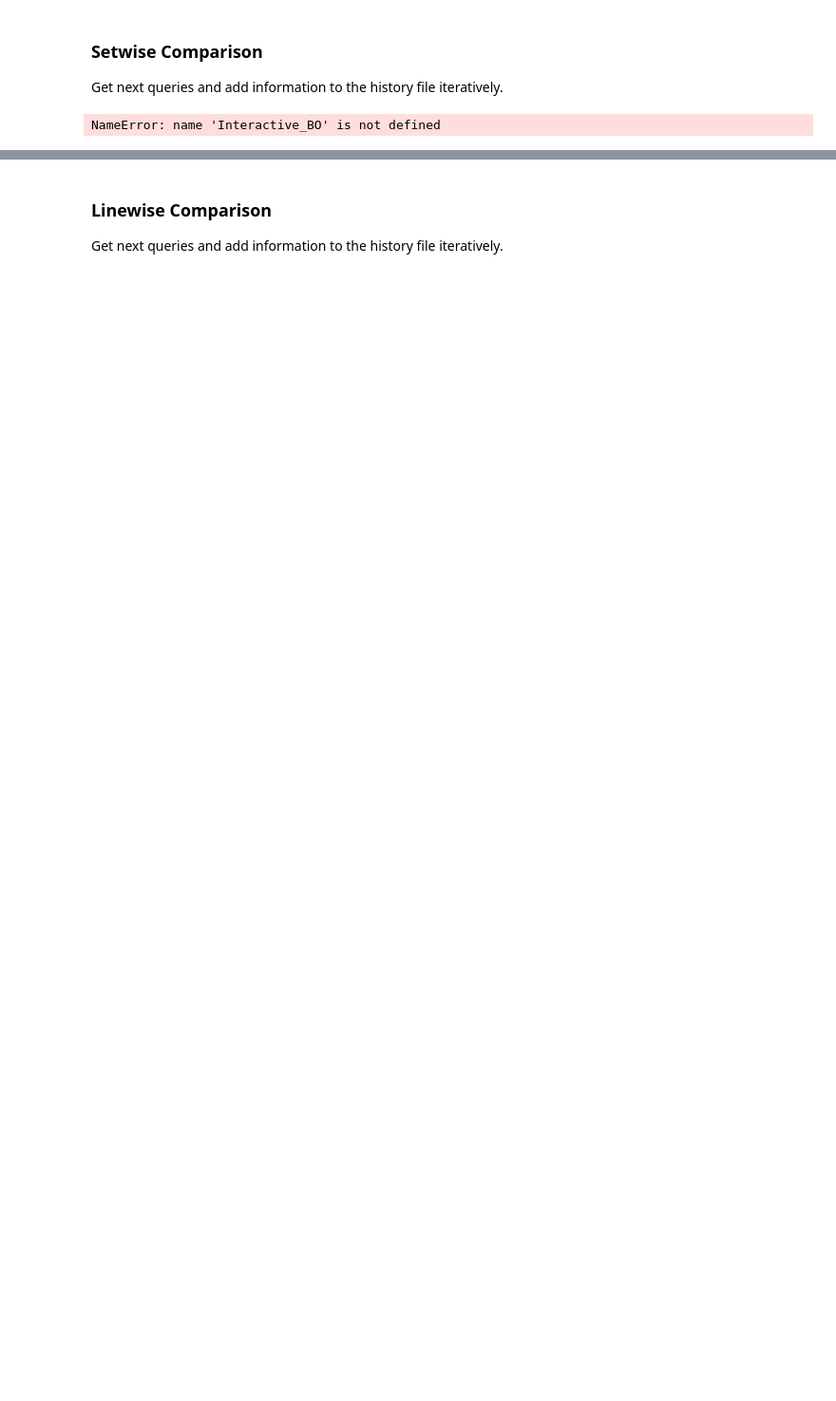
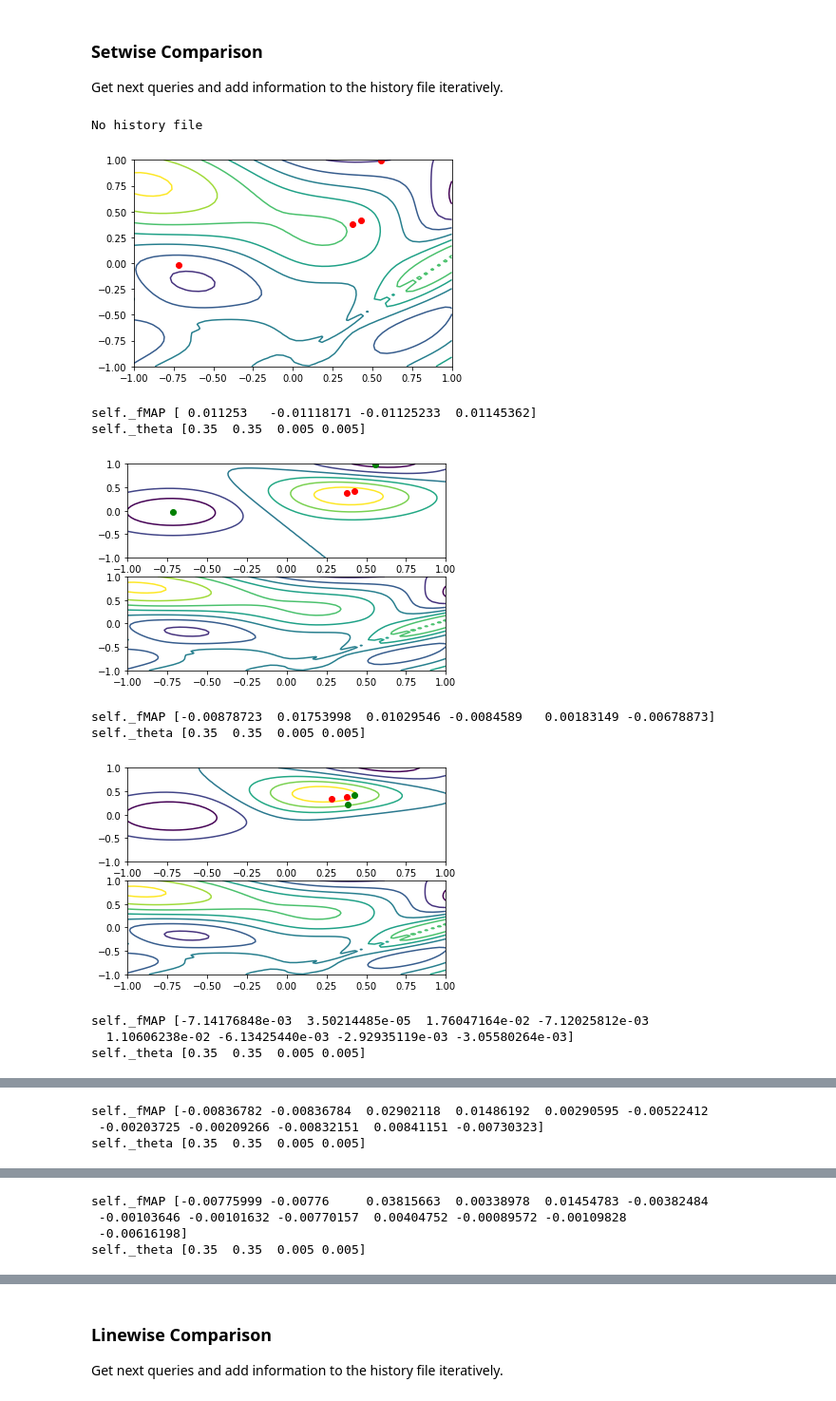
Before and after one commit to takuma-ya/preferentialBO, a Jupyter notebook: main/usage.ipynb, the cells around one changed output, grey strips where cells are left out. Shown at 95% size. Drawn from its saved outputs; the diff is of its cells as text; code cells hidden in the pictures; blank space fills up the shorter version.

```diff
--- a/main/usage.ipynb
+++ b/main/usage.ipynb
@@ -113,9 +97,19 @@ def iterative_trial():
     #return transition of residuals.
     return res_list
 # %%
-if os.path.exists('param.txt'):
-    os.remove('param.txt')
+if os.path.exists('history.txt'):
+    os.remove('history.txt')
 res_list = iterative_trial()
 print("residuals",res_list)
 # %% [output]
-NameError: name 'Interactive_BO' is not defined
+No history file
+[figure, added]
+self._fMAP [ 0.011253   -0.01118171 -0.01125233  0.01145362]
+self._theta [0.35  0.35  0.005 0.005]
+[figure, added]
+self._fMAP [-0.00878723  0.01753998  0.01029546 -0.0084589   0.00183149 -0.00678873]
+self._theta [0.35  0.35  0.005 0.005]
+[figure, added]
+self._fMAP [-7.14176848e-03  3.50214485e-05  1.76047164e-02 -7.12025812e-03
+  1.10606238e-02 -6.13425440e-03 -2.92935119e-03 -3.05580264e-03]
+self._theta [0.35  0.35  0.005 0.005]
@@ -121,0 +117,3 @@ NameError: name 'Interactive_BO' is not defined
+self._fMAP [-0.00836782 -0.00836784  0.02902118  0.01486192  0.00290595 -0.00522412
+ -0.00203725 -0.00209266 -0.00832151  0.00841151 -0.00730323]
+self._theta [0.35  0.35  0.005 0.005]
@@ -121,0 +121,4 @@ NameError: name 'Interactive_BO' is not defined
+self._fMAP [-0.00775999 -0.00776     0.03815663  0.00338978  0.01454783 -0.00382484
+ -0.00103646 -0.00101632 -0.00770157  0.00404752 -0.00089572 -0.00109828
+ -0.00616198]
+self._theta [0.35  0.35  0.005 0.005]
```
Also changed, not shown: parts of 10 cells of this notebook, 7 other files.
